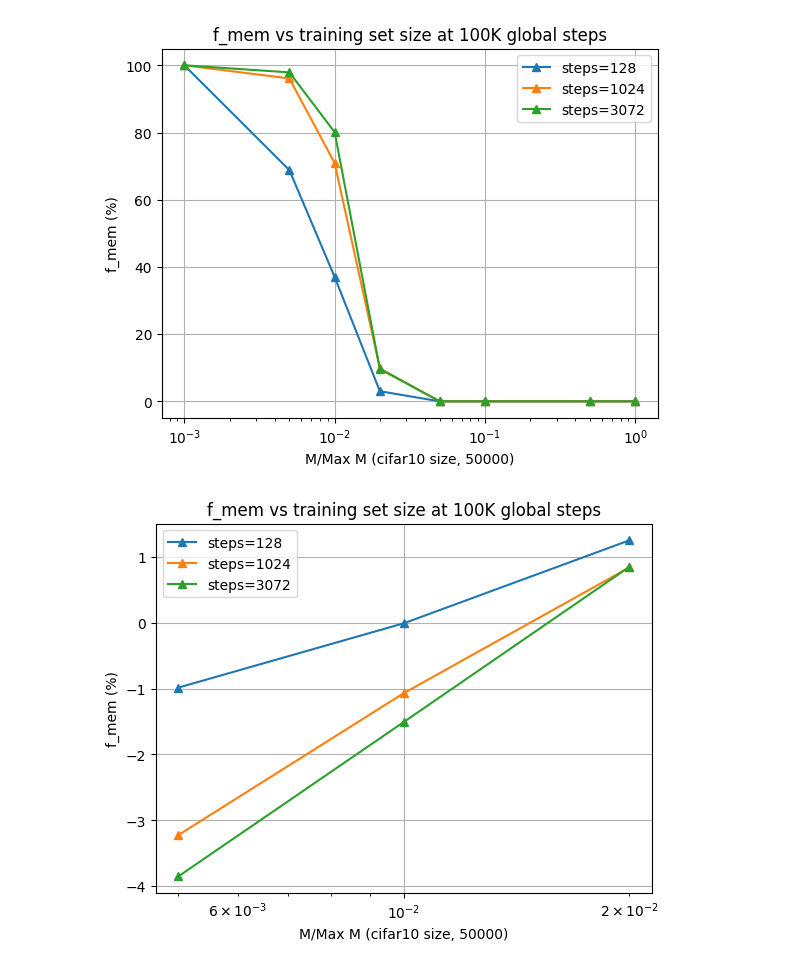
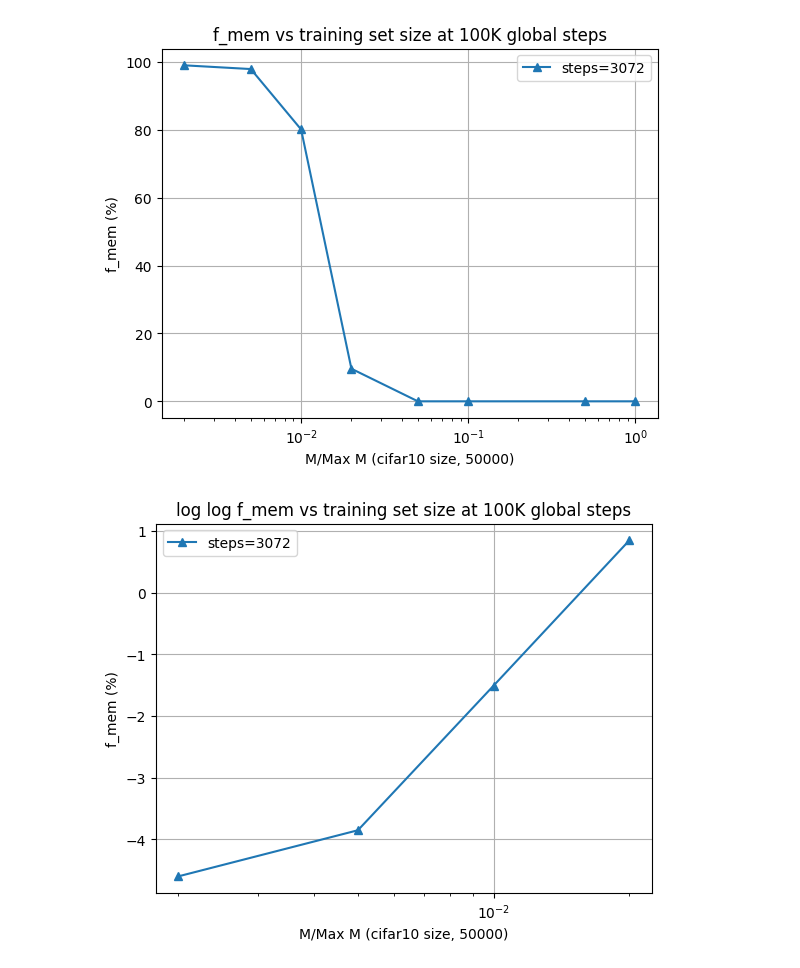
Before and after one commit to filippoelgorni/discrete-diffusion-guidance, a Jupyter notebook: notebooks/viz.ipynb, the cells around one changed output. Drawn from its saved outputs; the diff is of its cells as text; code cells hidden in the pictures.

```diff
--- a/notebooks/viz.ipynb
+++ b/notebooks/viz.ipynb
@@ -2,13 +2,13 @@
 import matplotlib.pyplot as plt
 import math
 
-cifar10_percents = [0.005, 0.01, 0.02, 0.05, 0.1, 0.5, 1]
-f_mem_128=[68.8, 37, 3, 0, 0, 0, 0]
-f_mem_1024=[96.1, 70.90, 9.8, 0, 0, 0, 0]
-f_mem_3072=[97.9, 80.1, 9.6, 0, 0, 0, 0]
+cifar10_percents = [0.002, 0.005,  0.01, 0.02, 0.05, 0.1, 0.5, 1]
+# f_mem_128=[68.8, 37, 3, 0, 0, 0, 0]
+# f_mem_1024=[96.1, 70.90, 9.8, 0, 0, 0, 0]
+f_mem_3072=[99, 97.9, 80.1, 9.6, 0, 0, 0, 0]
 
-plt.plot(cifar10_percents, f_mem_128, label="steps=128", marker="^")
-plt.plot(cifar10_percents, f_mem_1024, label="steps=1024", marker="^")
+# plt.plot(cifar10_percents, f_mem_128, label="steps=128", marker="^")
+# plt.plot(cifar10_percents, f_mem_1024, label="steps=1024", marker="^")
 plt.plot(cifar10_percents, f_mem_3072, label="steps=3072", marker="^")
 plt.xlabel("M/Max M (cifar10 size, 50000)")
 plt.ylabel("f_mem (%)")
@@ -18,22 +18,27 @@ plt.grid(True)
 plt.legend()
 plt.show()
 # %% [output]
-[figure, old version]
+[figure, new version]
 # %%
-cifar10_percents = [0.005, 0.01, 0.02]
-f_mem_128=[68.8, 37, 3]
-f_mem_1024=[96.1, 70.90, 9.8]
-f_mem_3072=[97.9, 80.1, 9.6]
+# cifar10_percents = [0.005, 0.01, 0.02]
+# f_mem_128=[68.8, 37, 3]
+# f_mem_1024=[96.1, 70.90, 9.8]
+# f_mem_3072=[97.9, 80.1, 9.6]
 
-plt.plot(cifar10_percents, [math.log(-math.log(x/100)) for x in f_mem_128], marker="^", label="steps=128")
-plt.plot(cifar10_percents, [math.log(-math.log(x/100)) for x in f_mem_1024], marker="^", label="steps=1024")
+cifar10_percents = [0.002, 0.005, 0.01, 0.02]
+
+f_mem_3072=[99, 97.9, 80.1, 9.6]
+
+
+# plt.plot(cifar10_percents, [math.log(-math.log(x/100)) for x in f_mem_128], marker="^", label="steps=128")
+# plt.plot(cifar10_percents, [math.log(-math.log(x/100)) for x in f_mem_1024], marker="^", label="steps=1024")
 plt.plot(cifar10_percents, [math.log(-math.log(x/100)) for x in f_mem_3072], marker="^", label="steps=3072")
 plt.xlabel("M/Max M (cifar10 size, 50000)")
 plt.ylabel("f_mem (%)")
-plt.title("f_mem vs training set size at 100K global steps")
+plt.title("log log f_mem vs training set size at 100K global steps")
 plt.xscale("log")
 plt.grid(True)
 plt.legend()
 plt.show()
 # %% [output]
-[figure, old version]
+[figure, new version]
```
Also changed, not shown: parts of 3 cells of this notebook.
